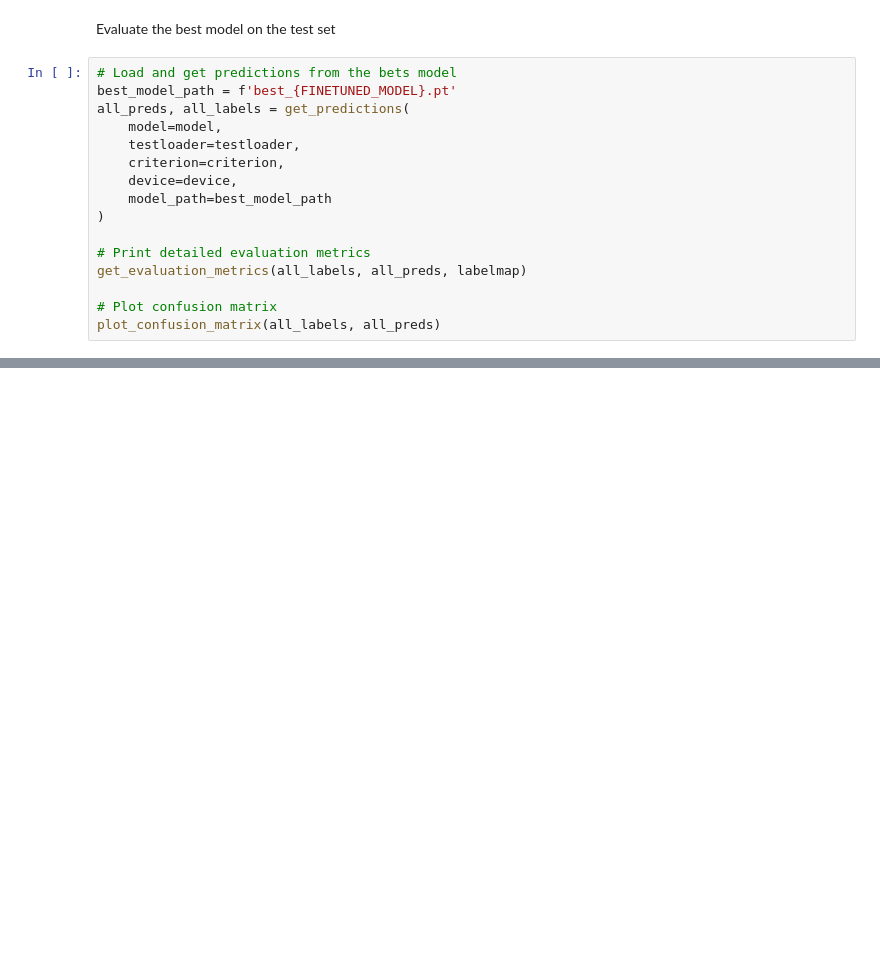
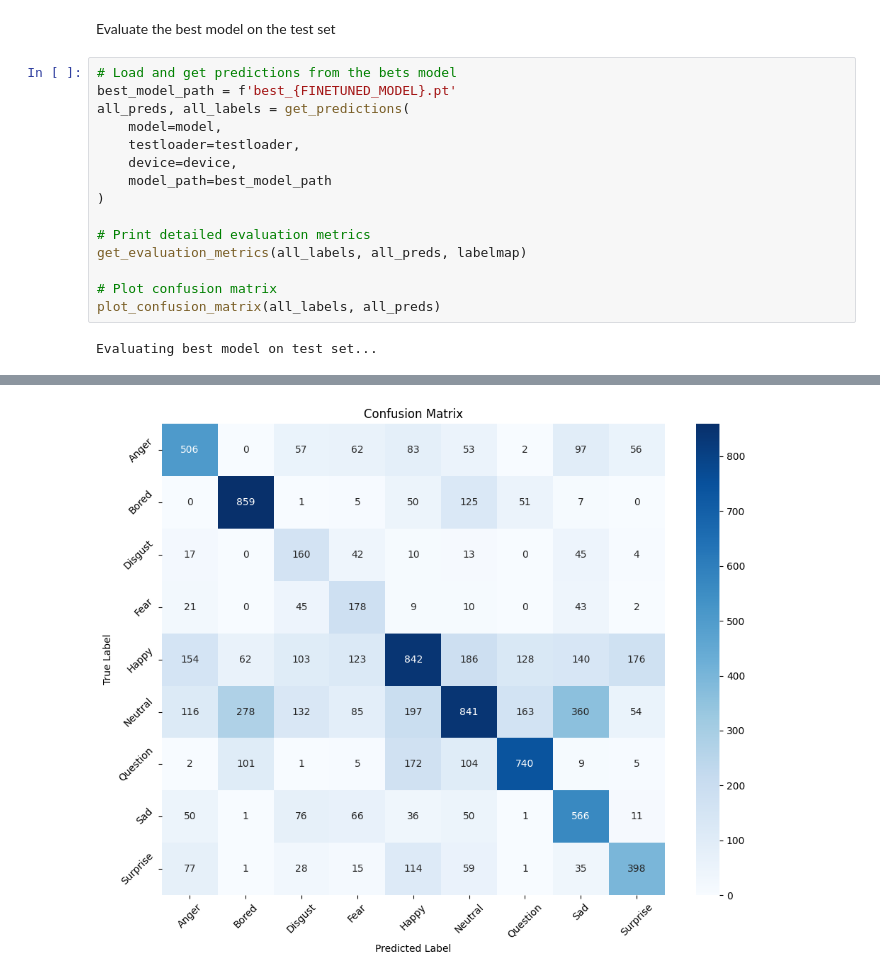
Before and after one commit to Fe-56/ai_project_ser, a Jupyter notebook: cnn_scripts/models/resnet50/resnet50.ipynb, the cells around one changed output, grey strips where cells are left out. Saved outputs shown, nothing was run; the diff lists cells and outputs as text; blank space fills up the shorter version.

```diff
--- a/cnn_scripts/models/resnet50/resnet50.ipynb
+++ b/cnn_scripts/models/resnet50/resnet50.ipynb
@@ -376,7 +457,6 @@ best_model_path = f'best_{FINETUNED_MODEL}.pt'
 all_preds, all_labels = get_predictions(
     model=model,
     testloader=testloader,
-    criterion=criterion,
     device=device,
     model_path=best_model_path
 )
@@ -386,3 +466,5 @@ get_evaluation_metrics(all_labels, all_preds, labelmap)
 
 # Plot confusion matrix
 plot_confusion_matrix(all_labels, all_preds)
+# %% [output]
+Evaluating best model on test set...
@@ -388,0 +491 @@ plot_confusion_matrix(all_labels, all_preds)
+[figure, added]
```
Also changed, not shown: parts of 4 cells of this notebook, 7 other files.
